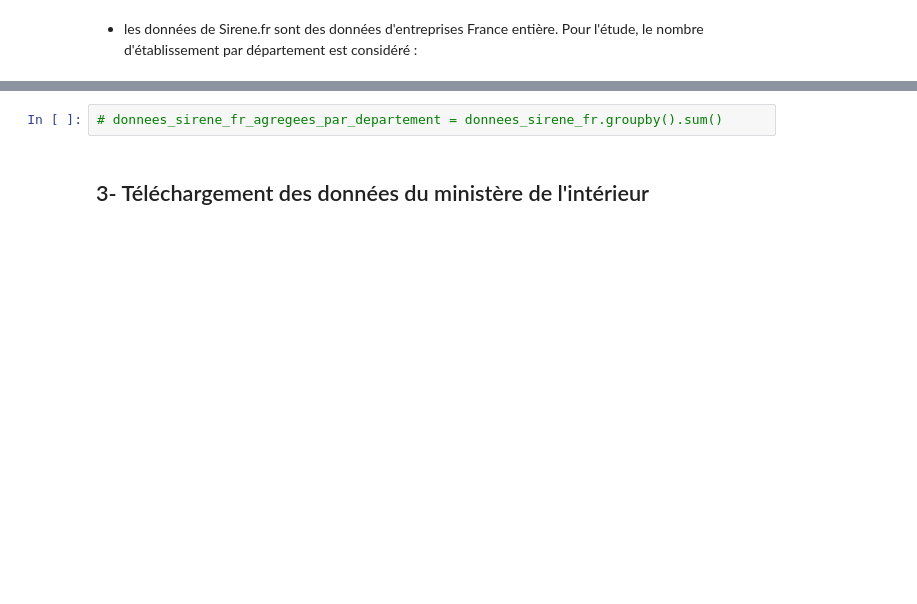
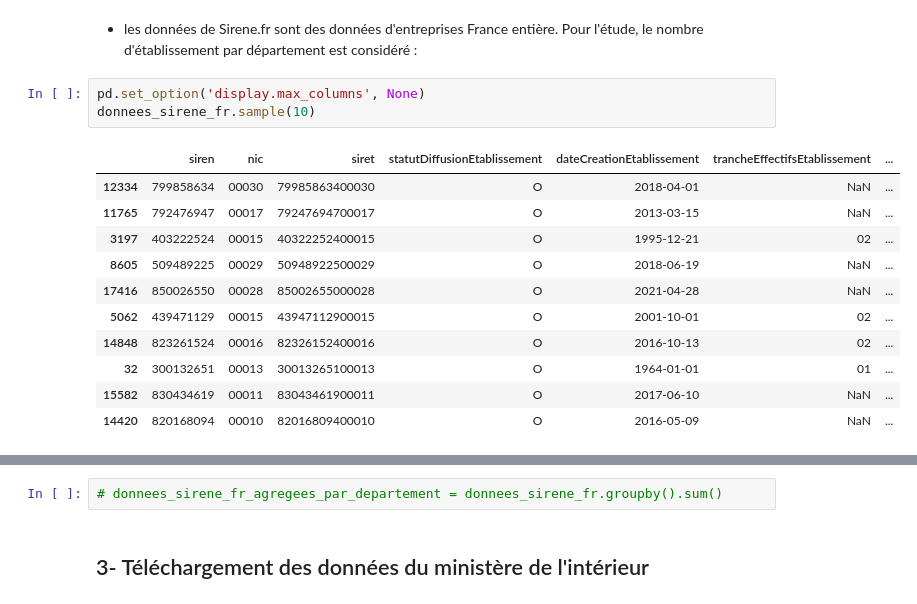
Before and after one commit to cthiounn/python-datascience-ENSAE-2A, a Jupyter notebook: Etude départementale/1_Recup_donnees.ipynb, the cells around one changed output, grey strips where cells are left out. Cells and saved outputs as stored; diff of their text form; blank space fills up the shorter version.

```diff
--- a/Etude départementale/1_Recup_donnees.ipynb
+++ b/Etude départementale/1_Recup_donnees.ipynb
@@ -85,2 +116,17 @@ donnees_sirene_fr.sample(10)
 # %% [markdown]
 * les données de Sirene.fr sont des données d'entreprises France entière. Pour l'étude, le nombre d'établissement par département est considéré :
+# %%
+pd.set_option('display.max_columns', None)
+donnees_sirene_fr.sample(10)
+# %% [output]
+|  | siren | nic | siret | statutDiffusionEtablissement | dateCreationEtablissement | trancheEffectifsEtablissement | ... |
+| 12334 | 799858634 | 00030 | 79985863400030 | O | 2018-04-01 | NaN | ... |
+| 11765 | 792476947 | 00017 | 79247694700017 | O | 2013-03-15 | NaN | ... |
+| 3197 | 403222524 | 00015 | 40322252400015 | O | 1995-12-21 | 02 | ... |
+| 8605 | 509489225 | 00029 | 50948922500029 | O | 2018-06-19 | NaN | ... |
+| 17416 | 850026550 | 00028 | 85002655000028 | O | 2021-04-28 | NaN | ... |
+| 5062 | 439471129 | 00015 | 43947112900015 | O | 2001-10-01 | 02 | ... |
+| 14848 | 823261524 | 00016 | 82326152400016 | O | 2016-10-13 | 02 | ... |
+| 32 | 300132651 | 00013 | 30013265100013 | O | 1964-01-01 | 01 | ... |
+| 15582 | 830434619 | 00011 | 83043461900011 | O | 2017-06-10 | NaN | ... |
+| 14420 | 820168094 | 00010 | 82016809400010 | O | 2016-05-09 | NaN | ... |
```
Also changed, not shown: parts of 19 cells of this notebook.
